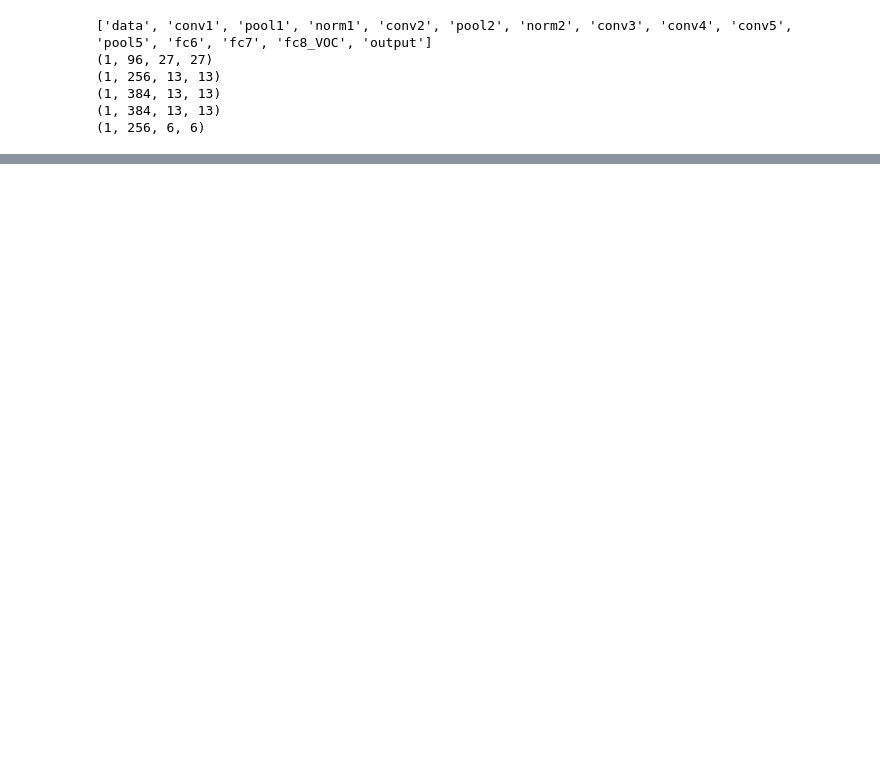
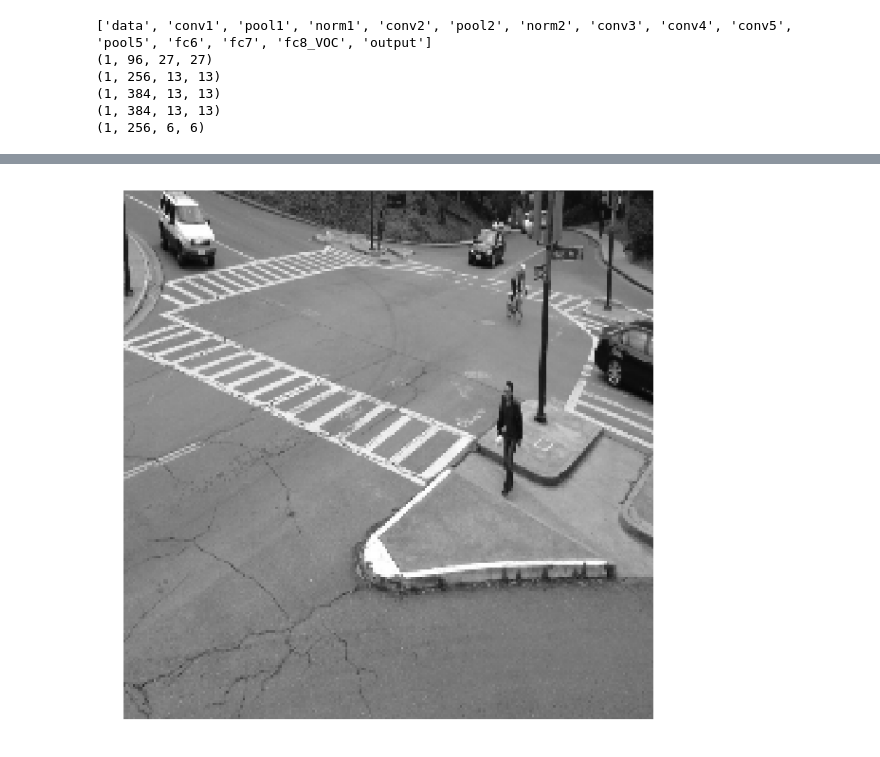
Before and after one commit to bellettif/smartCams, a Jupyter notebook: smartCams/segmentation/Seg_NN_2.ipynb, the cells around one changed output, grey strips where cells are left out. Cells and saved outputs as stored; diff of their text form; code cells hidden in the pictures; blank space fills up the shorter version.

```diff
--- a/smartCams/segmentation/Seg_NN_2.ipynb
+++ b/smartCams/segmentation/Seg_NN_2.ipynb
@@ -299,0 +671,45 @@ plt.title('Hierarchical clustering: %.2fs' % (t1 - t0))
+# %%
+def show_detections(im, indices, col_name, det_df, object_color = 'r'):
+    # Show top detection in red.
+    plt.imshow(im)
+    currentAxis = plt.gca()
+    for i in indices:
+        #
+        proba  = det_df[col_name][i]
+        #
+        window = det_df['window'][i]
+        #
+        ymin = window[0]
+        xmin = window[1]
+        ymax = window[2]
+        xmax = window[3]
+        coords = (xmin, ymin), xmax - xmin, ymax - ymin
+        #
+        currentAxis.add_patch(plt.Rectangle(*coords, fill=True, facecolor = object_color, edgecolor=object_color, linewidth=2, alpha = 0.1 * proba))
+        currentAxis.add_patch(plt.Rectangle(*coords, fill=False, facecolor = object_color, edgecolor=object_color, linewidth=2, alpha = proba))
+# %%
+# Find, print, and display the top detections: car
+colors = {'car' : 'blue',
+          'person' : 'green',
+          'bicycle' : 'purple',
+          'bus' : 'orange',
+          'motorbike' : 'pink'}
+
+#for image_index in range(len(fnames)):
+for target_object, object_color in colors.iteritems():
+    sub_detection_df = detection_df
+    #sub_detection_df = detection_df[detection_df['filename'] == os.path.abspath(fnames[image_index])]
+    indices = sub_detection_df[sub_detection_df[target_object] >= threshold].index.get_values()
+    #indices = [sub_detection_df[target_object].argmax()]
+    #im = plt.imread(fnames[image_index])
+    im = input_image
+    show_detections(im, indices, target_object, sub_detection_df, object_color)
+plt.axis('off')
+plt.savefig('Failed neural net segmentation.png', dpi = 300)
+#if BACKGROUND:
+#    plt.savefig('Multi_detect_%s_background_%s.png' % (hybrid_name, fnames[image_index].split('/')[-1]), dpi = 300)
+#else:
+#    plt.savefig('Multi_detect_%s_no_background_%s.png' % (hybrid_name, fnames[image_index].split('/')[-1]), dpi = 300)
+#plt.show()
+# %% [output]
+[figure, added]
```
Also changed, not shown: parts of 26 cells of this notebook, 1 other file.
